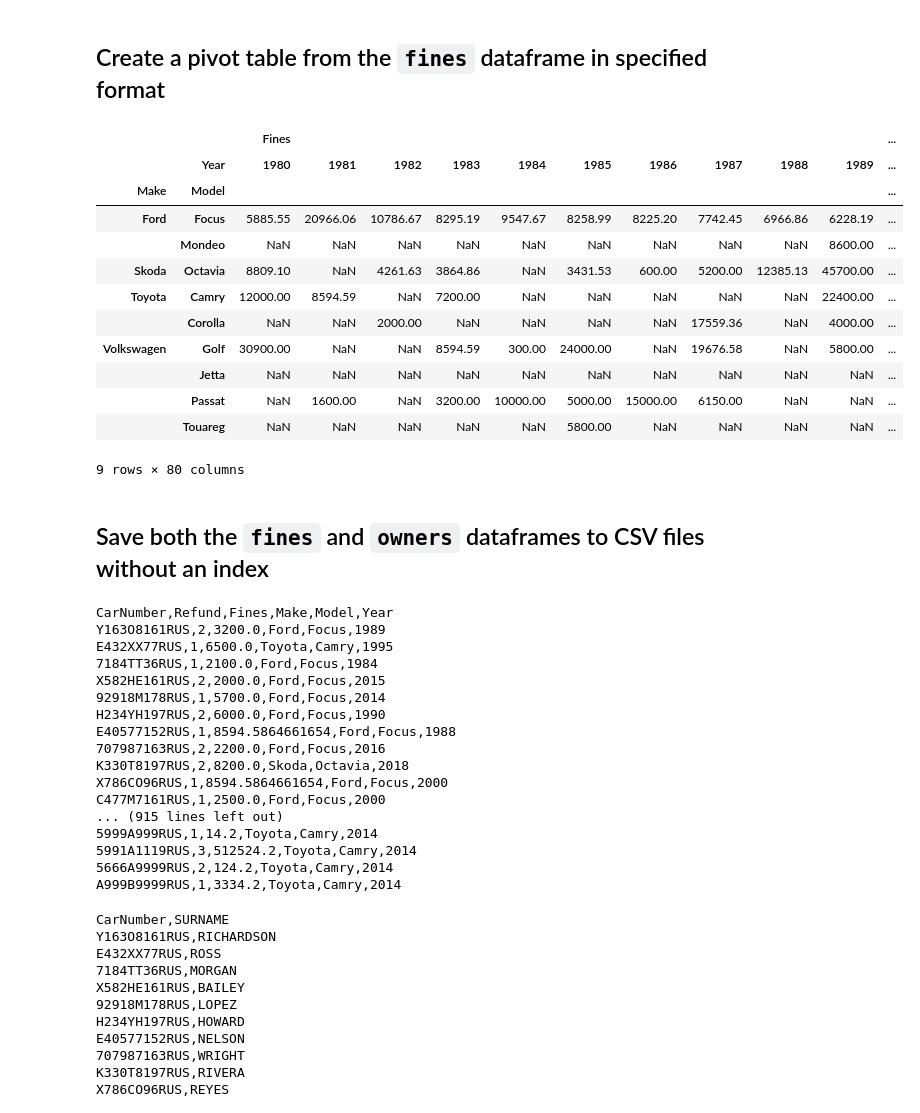
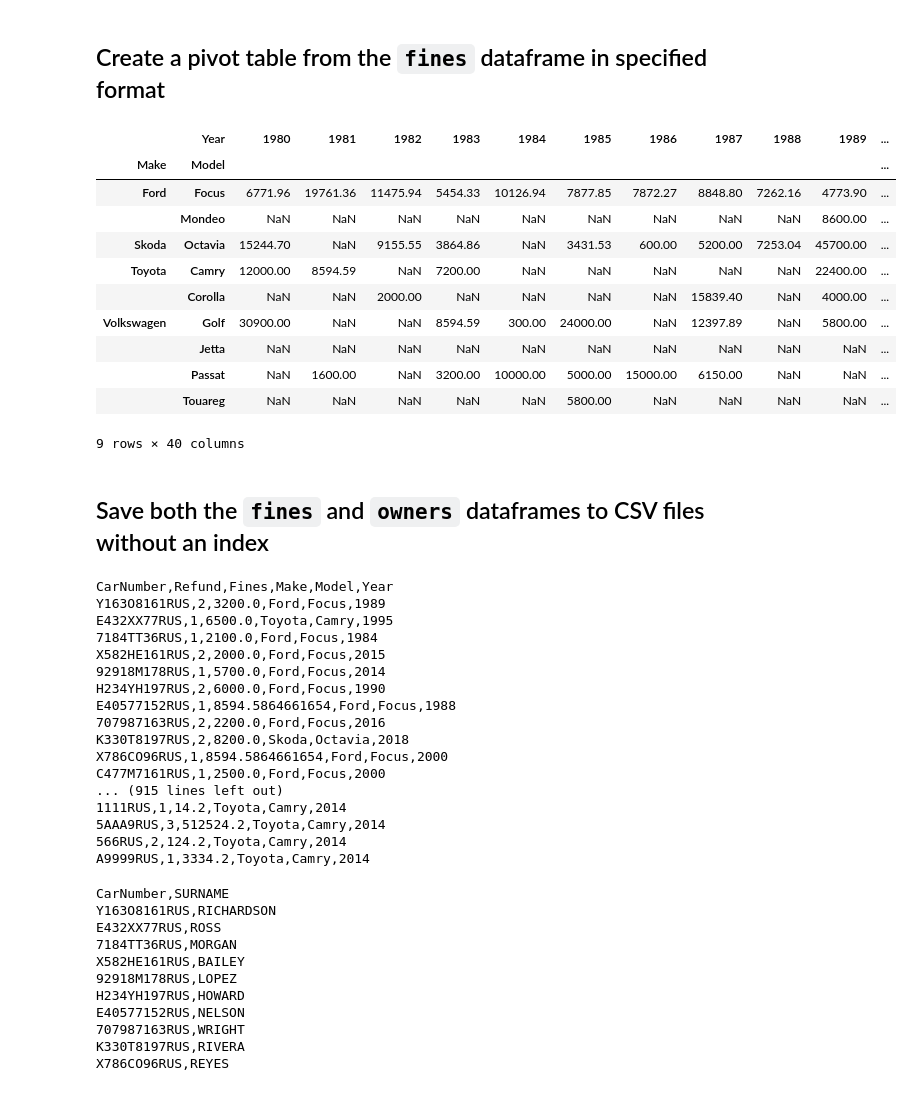
Before and after one commit to MosheGroot/Piscine-Python-Data-Science, a Jupyter notebook: Day05_Pandas/ex04_Enrichments-and-transformations/enrichment.ipynb, the cells around one changed output. Drawn from its saved outputs; the diff is of its cells as text; code cells hidden in the pictures.

```diff
--- a/Day05_Pandas/ex04/enrichment.ipynb
+++ b/Day05_Pandas/ex04_Enrichments-and-transformations/enrichment.ipynb
@@ -205,11 +205,11 @@ owners
 # %% [markdown]
 ### Append 5 more observations to the `fines` dataframe (come up with your own ideas of `CarNumber`, etc.)
 # %%
-new_observations = [['X876FFFDOO8RUS', 2, 5224.2, 'Toyota', 'Camry', 2014],
-                    ['5999A999RUS', 1, 14.2, 'Toyota', 'Camry', 2014],
-                    ['5991A1119RUS', 3, 512524.2, 'Toyota', 'Camry', 2014],
-                    ['5666A9999RUS', 2, 124.2, 'Toyota', 'Camry', 2014],
-                    ['A999B9999RUS', 1, 3334.2, 'Toyota', 'Camry', 2014]]
+new_observations = [['X008RUS', 2, 5224.2, 'Toyota', 'Camry', 2014],
+                    ['1111RUS', 1, 14.2, 'Toyota', 'Camry', 2014],
+                    ['5AAA9RUS', 3, 512524.2, 'Toyota', 'Camry', 2014],
+                    ['566RUS', 2, 124.2, 'Toyota', 'Camry', 2014],
+                    ['A9999RUS', 1, 3334.2, 'Toyota', 'Camry', 2014]]
 
 new_observations = pd.DataFrame(new_observations, columns=fines.reset_index().columns)
 new_observations.set_index('CarNumber', inplace=True)
@@ -365,21 +365,21 @@ pd.merge(fines, owners, how='right', left_index=True, right_on='CarNumber')
 # %%
 pd.pivot_table(fines,
                index=['Make', 'Model'],
+               values='Fines',
                columns='Year')
 # %% [output]
-|  |  | Fines |  |  |  |  |  |  |  |  |  | ... |
 |  | Year | 1980 | 1981 | 1982 | 1983 | 1984 | 1985 | 1986 | 1987 | 1988 | 1989 | ... |
 | Make | Model |  |  |  |  |  |  |  |  |  |  | ... |
-| Ford | Focus | 5885.55 | 20966.06 | 10786.67 | 8295.19 | 9547.67 | 8258.99 | 8225.20 | 7742.45 | 6966.86 | 6228.19 | ... |
+| Ford | Focus | 6771.96 | 19761.36 | 11475.94 | 5454.33 | 10126.94 | 7877.85 | 7872.27 | 8848.80 | 7262.16 | 4773.90 | ... |
 |  | Mondeo | NaN | NaN | NaN | NaN | NaN | NaN | NaN | NaN | NaN | 8600.00 | ... |
-| Skoda | Octavia | 8809.10 | NaN | 4261.63 | 3864.86 | NaN | 3431.53 | 600.00 | 5200.00 | 12385.13 | 45700.00 | ... |
+| Skoda | Octavia | 15244.70 | NaN | 9155.55 | 3864.86 | NaN | 3431.53 | 600.00 | 5200.00 | 7253.04 | 45700.00 | ... |
 | Toyota | Camry | 12000.00 | 8594.59 | NaN | 7200.00 | NaN | NaN | NaN | NaN | NaN | 22400.00 | ... |
-|  | Corolla | NaN | NaN | 2000.00 | NaN | NaN | NaN | NaN | 17559.36 | NaN | 4000.00 | ... |
-| Volkswagen | Golf | 30900.00 | NaN | NaN | 8594.59 | 300.00 | 24000.00 | NaN | 19676.58 | NaN | 5800.00 | ... |
+|  | Corolla | NaN | NaN | 2000.00 | NaN | NaN | NaN | NaN | 15839.40 | NaN | 4000.00 | ... |
+| Volkswagen | Golf | 30900.00 | NaN | NaN | 8594.59 | 300.00 | 24000.00 | NaN | 12397.89 | NaN | 5800.00 | ... |
 |  | Jetta | NaN | NaN | NaN | NaN | NaN | NaN | NaN | NaN | NaN | NaN | ... |
 |  | Passat | NaN | 1600.00 | NaN | 3200.00 | 10000.00 | 5000.00 | 15000.00 | 6150.00 | NaN | NaN | ... |
 |  | Touareg | NaN | NaN | NaN | NaN | NaN | 5800.00 | NaN | NaN | NaN | NaN | ... |
-9 rows × 80 columns
+9 rows × 40 columns
 # %% [markdown]
 ## Save both the `fines` and `owners` dataframes to CSV files without an index
 # %%
@@ -401,10 +401,10 @@ K330T8197RUS,2,8200.0,Skoda,Octavia,2018
 X786CO96RUS,1,8594.5864661654,Ford,Focus,2000
 C477M7161RUS,1,2500.0,Ford,Focus,2000
 ... (915 lines left out)
-5999A999RUS,1,14.2,Toyota,Camry,2014
-5991A1119RUS,3,512524.2,Toyota,Camry,2014
-5666A9999RUS,2,124.2,Toyota,Camry,2014
-A999B9999RUS,1,3334.2,Toyota,Camry,2014
+1111RUS,1,14.2,Toyota,Camry,2014
+5AAA9RUS,3,512524.2,Toyota,Camry,2014
+566RUS,2,124.2,Toyota,Camry,2014
+A9999RUS,1,3334.2,Toyota,Camry,2014
 # %%
 %cat ../data/owners.csv
 # %% [output]
```
Also changed, not shown: parts of 10 cells of this notebook, 2 other files.
